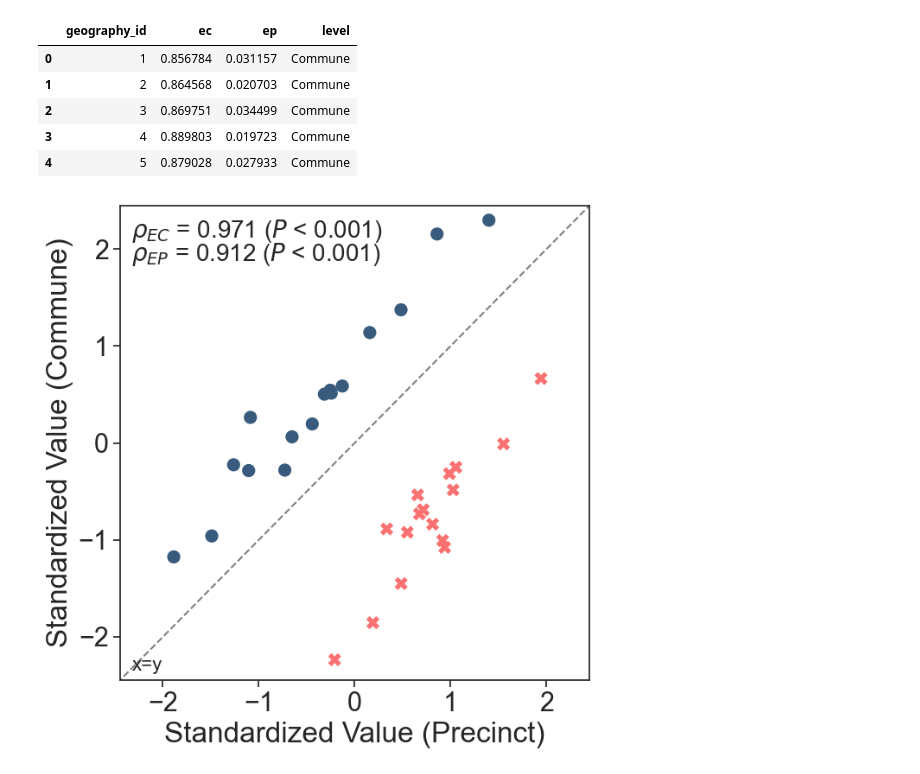
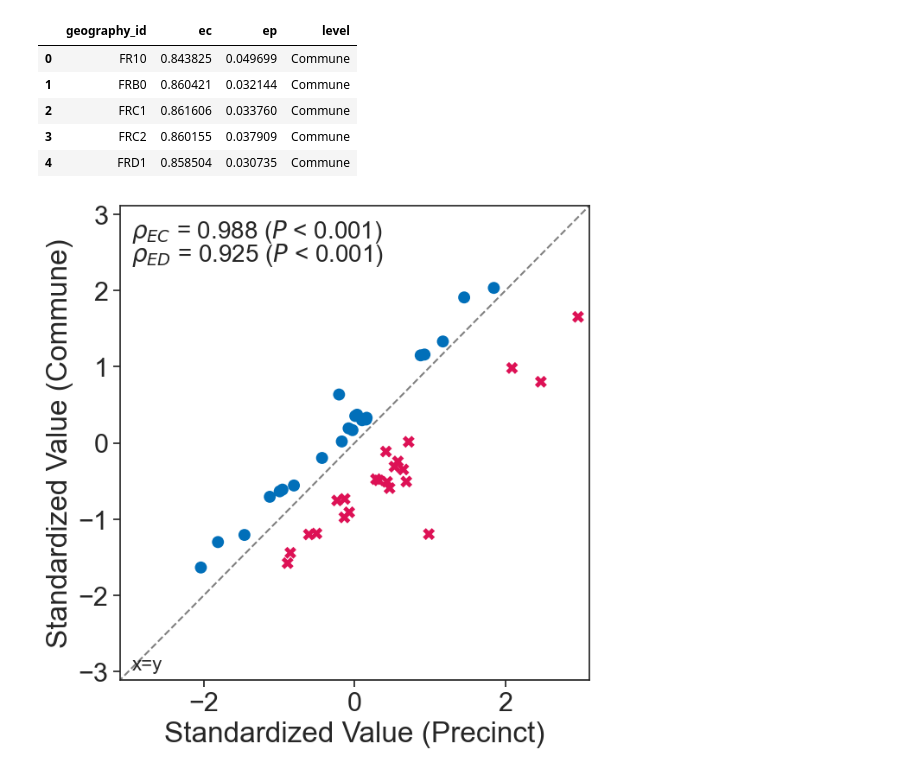
Before and after one commit to cnavarreteliz/atlas-elections-data, a Jupyter notebook: Robustness/Aggregation_Level.ipynb, the cells around one changed output. Saved outputs shown, nothing was run; the diff lists cells and outputs as text; code cells hidden in the pictures.

```diff
--- a/Robustness/Aggregation_Level.ipynb
+++ b/Robustness/Aggregation_Level.ipynb
@@ -24,8 +24,8 @@ def bake_data(input_df, unit, aggregation="polling_id"):
     return dd
 # %%
 country, year, election_round, aggregation, second_aggregation = "France", 2022, "first_round", "nuts_2", "commune_id"
-country, year, election_round, aggregation, second_aggregation = "Chile", 2021, "first_round", "region_id", "commune"
-country, year, election_round, aggregation, second_aggregation = "United States", 2020, "general", "state", "county_fips"
+# country, year, election_round, aggregation, second_aggregation = "Chile", 2021, "first_round", "region_id", "commune"
+# country, year, election_round, aggregation, second_aggregation = "United States", 2020, "general", "state", "county_fips"
 
 # country = "United States"
 # year = 2020
@@ -33,12 +33,12 @@ country, year, election_round, aggregation, second_aggregation = "United States"
 # aggregation = "state"
 
 df = pd.read_csv(
-    f"data_output/{country}/{year}_{election_round}.csv.gz",
+    f"data_output/{country}/{year}_{election_round}_polling_station.csv.gz",
     compression="gzip"
 )
 
 df_location = pd.read_csv(
-    f"data_output/{country}/{year}_{election_round}_location.csv.gz",
+    f"data_output/{country}/{year}_{election_round}_polling_station_location.csv.gz",
     compression="gzip"
 )
 
@@ -99,26 +115,26 @@ elif country == "United States":
 data.head()
 # %% [output]
 |  | geography_id | ec | ep | level |
-| 0 | 1 | 0.856784 | 0.031157 | Commune |
-| 1 | 2 | 0.864568 | 0.020703 | Commune |
-| 2 | 3 | 0.869751 | 0.034499 | Commune |
-| 3 | 4 | 0.889803 | 0.019723 | Commune |
-| 4 | 5 | 0.879028 | 0.027933 | Commune |
+| 0 | FR10 | 0.843825 | 0.049699 | Commune |
+| 1 | FRB0 | 0.860421 | 0.032144 | Commune |
+| 2 | FRC1 | 0.861606 | 0.033760 | Commune |
+| 3 | FRC2 | 0.860155 | 0.037909 | Commune |
+| 4 | FRD1 | 0.858504 | 0.030735 | Commune |
 # %%
 data2 = data.copy()
 for col in ["ep", "ec"]:
     data2[col] = (data2[col] - data2[col].mean()) / data2[col].std()
 
 data2 = data2.melt(id_vars=["geography_id", "level"], var_name="type")\
     .pivot(index=["geography_id", "type"], columns=["level"], values="value").reset_index()
 
 data2 = data2.rename(columns={"Precinct": "x", "Commune": "y"})
 
 sns.set(font_scale=2, style="ticks")
 
 fig, ax = plt.subplots(figsize=(7, 7))
-set_plot(data2, ax, xlabel="Standardized Value (Precinct)", ylabel="Standardized Value (Commune)", labelkey=None)
+set_plot(data2.dropna(subset=["x", "y"]), ax, xlabel="Standardized Value (Precinct)", ylabel="Standardized Value (Commune)", labelkey=None)
 
 fig.tight_layout()
 # %% [output]
-[figure, old version]
+[figure, new version]
```
Also changed, not shown: parts of 3 cells of this notebook, 16 other files.
